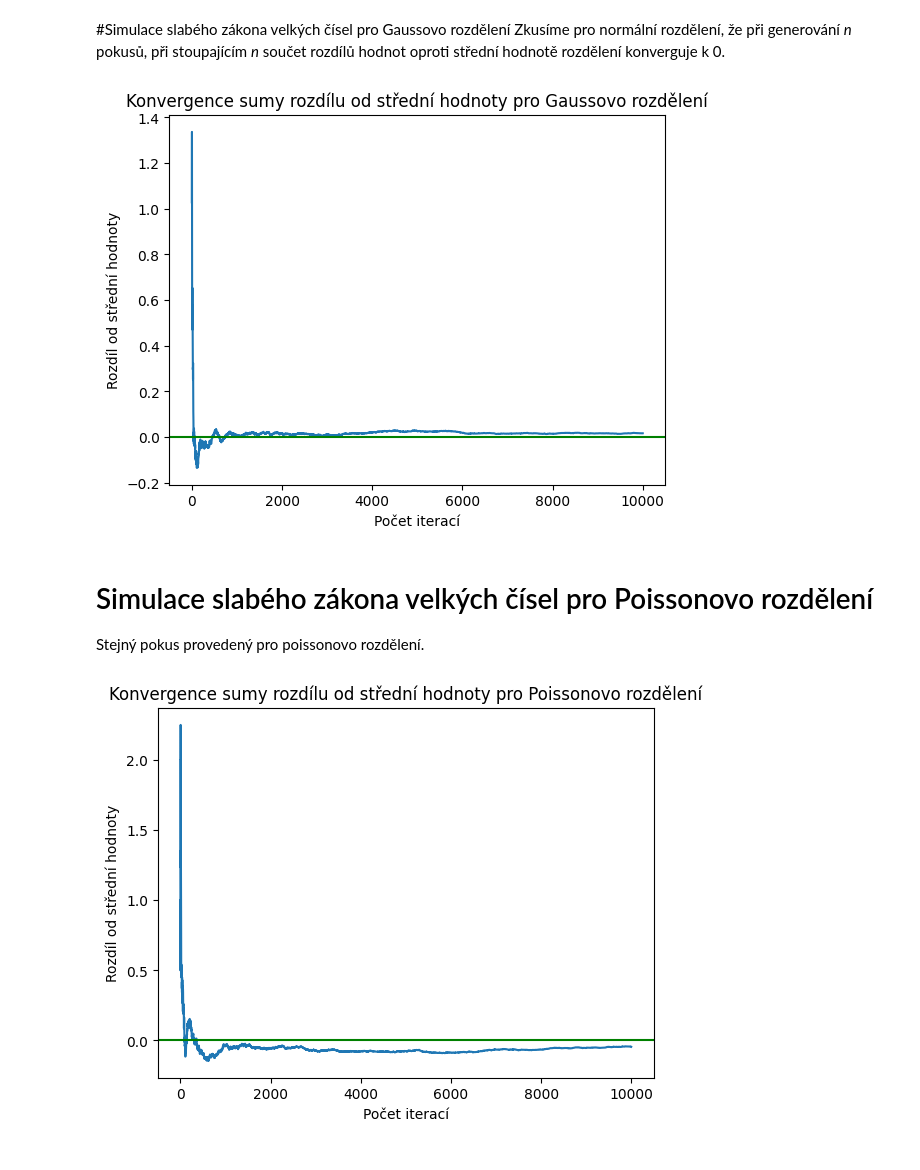
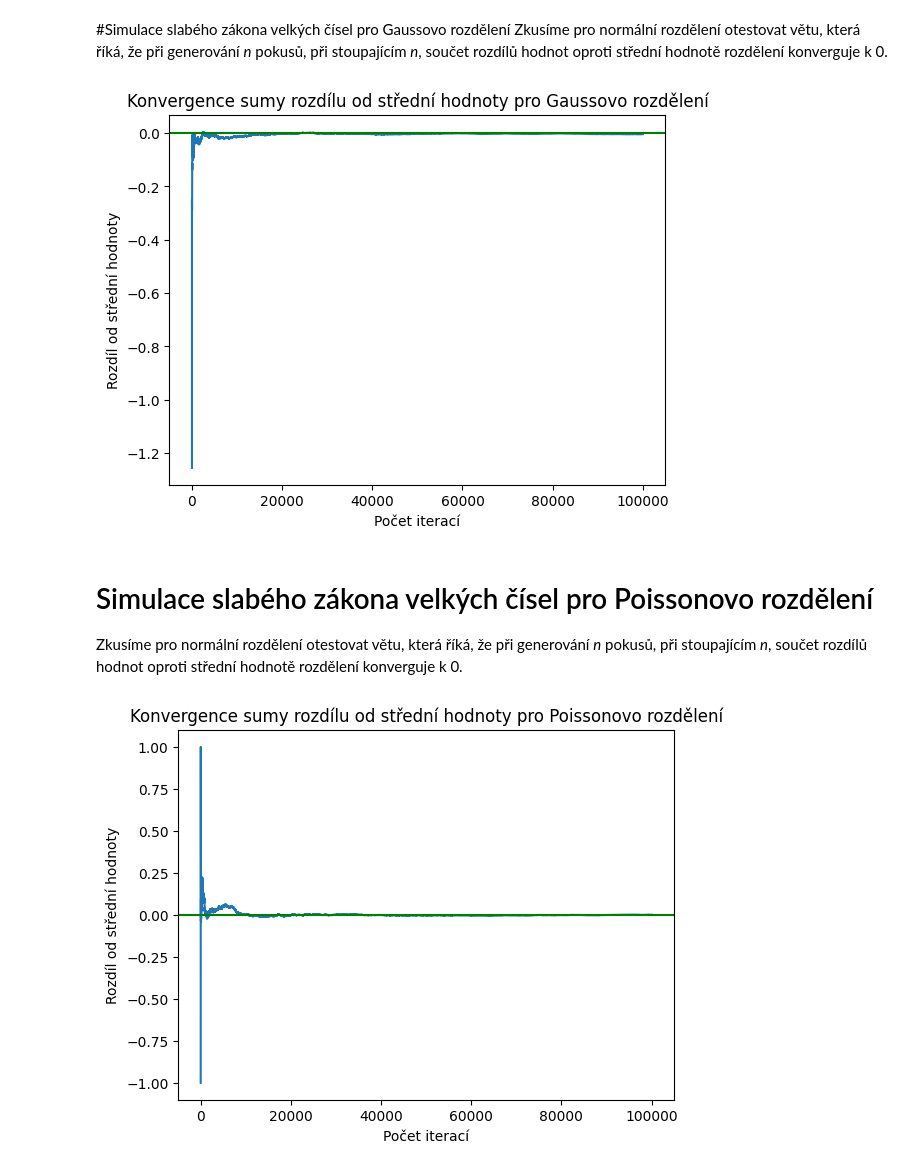
Before and after one commit to jakvitov/math_simulations, a Jupyter notebook: ZakonVelkychCiselSimulace.ipynb, the cells around one changed output. Drawn from its saved outputs; the diff is of its cells as text; code cells hidden in the pictures.

```diff
--- a/ZakonVelkychCiselSimulace.ipynb
+++ b/ZakonVelkychCiselSimulace.ipynb
@@ -5,33 +6,33 @@ import scipy as sp
 # %% [markdown]
 #Simulace slabého zákona velkých čísel pro Gaussovo rozdělení
-Zkusíme pro normální rozdělení, že při generování *n* pokusů, při stoupajícím *n* součet rozdílů hodnot oproti střední hodnotě rozdělení konverguje k 0.
+Zkusíme pro normální rozdělení otestovat větu, která říká, že při generování *n* pokusů, při stoupajícím *n*, součet rozdílů hodnot oproti střední hodnotě rozdělení konverguje k 0.
 # %%
 mean = 4 #Střední hodnota pro dané rozdělení
 std = 1   #Rozptyl
-n = 10000 # Počet iterací
+n = 100000 # Počet iterací
 yvals = [] #Průběžné hodnoty konvergující k 0
 #Vygenerujeme náhodnou posloupnost z Gaussova rozdělení
 data = np.random.normal(mean, std, n)
 
 #Sečteme rozdíly oproti střední hodnotě
 sum_of_diffs = 0
 for index, val in enumerate(data):
   sum_of_diffs += (val - mean)
   yvals.append(sum_of_diffs/(index + 1))
 
 xvals = [i for i in range(n)]
 
 plt.xlabel("Počet iterací")
 plt.ylabel("Rozdíl od střední hodnoty")
 plt.title("Konvergence sumy rozdílu od střední hodnoty pro Gaussovo rozdělení")
 plt.plot(xvals, yvals)
 plt.axhline(0, color='g')
 plt.show()
 # %% [output]
-[figure, old version]
+[figure, new version]
-# %% [markdown]
-# Simulace slabého zákona velkých čísel pro Poissonovo rozdělení
-Stejný pokus provedený pro poissonovo rozdělení.
+# %% [markdown]
+# Simulace slabého zákona velkých čísel pro Poissonovo rozdělení
+Zkusíme pro normální rozdělení otestovat větu, která říká, že při generování *n* pokusů, při stoupajícím *n*, součet rozdílů hodnot oproti střední hodnotě rozdělení konverguje k 0.
 # %%
 plt.clf()
 sum_of_diffs = 0
@@ -51,4 +52,4 @@ plt.plot(xvals, yvals)
 plt.axhline(0, color='g')
 plt.show()
 # %% [output]
-[figure, old version]
+[figure, new version]
```
Also changed, not shown: parts of 3 cells of this notebook.
